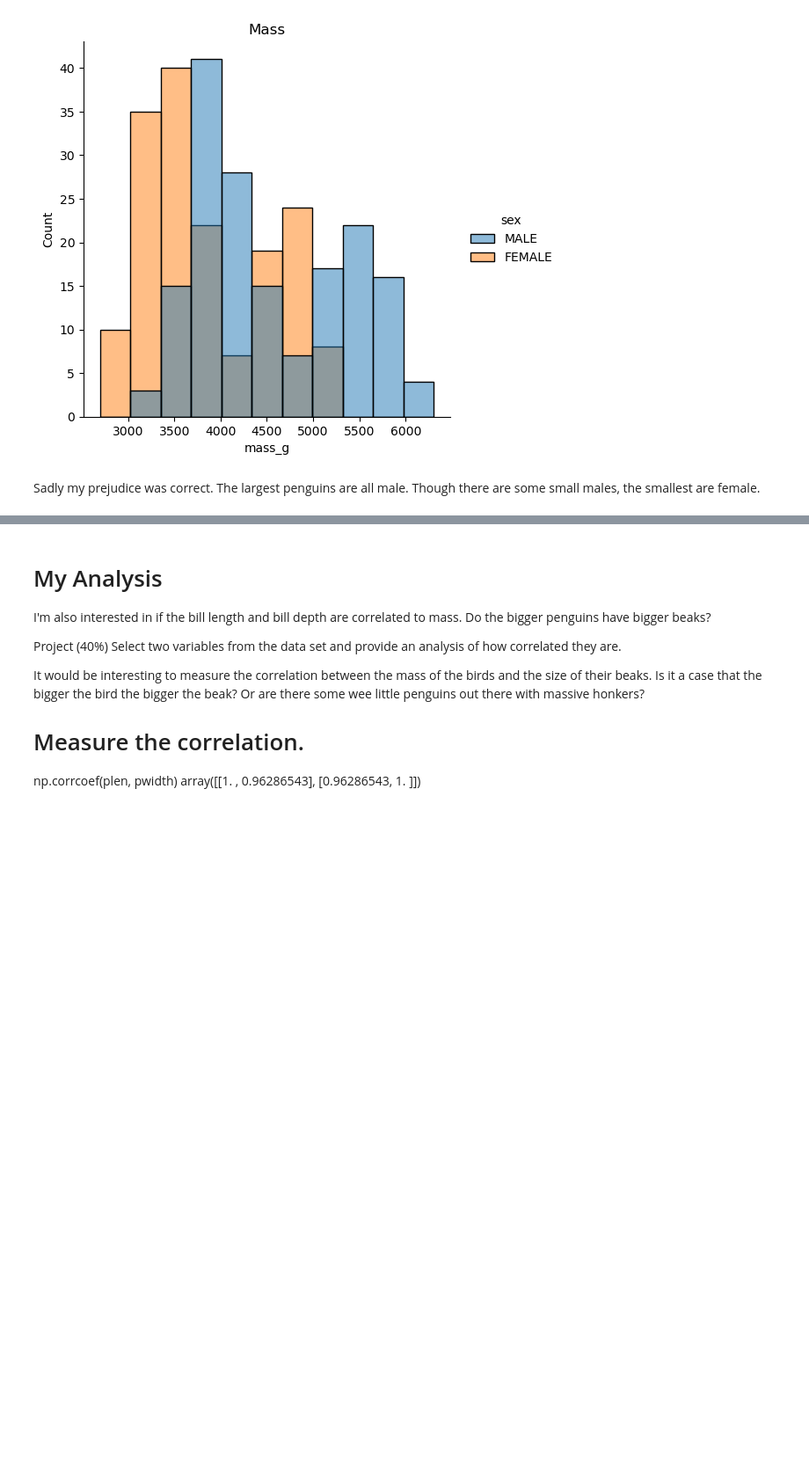
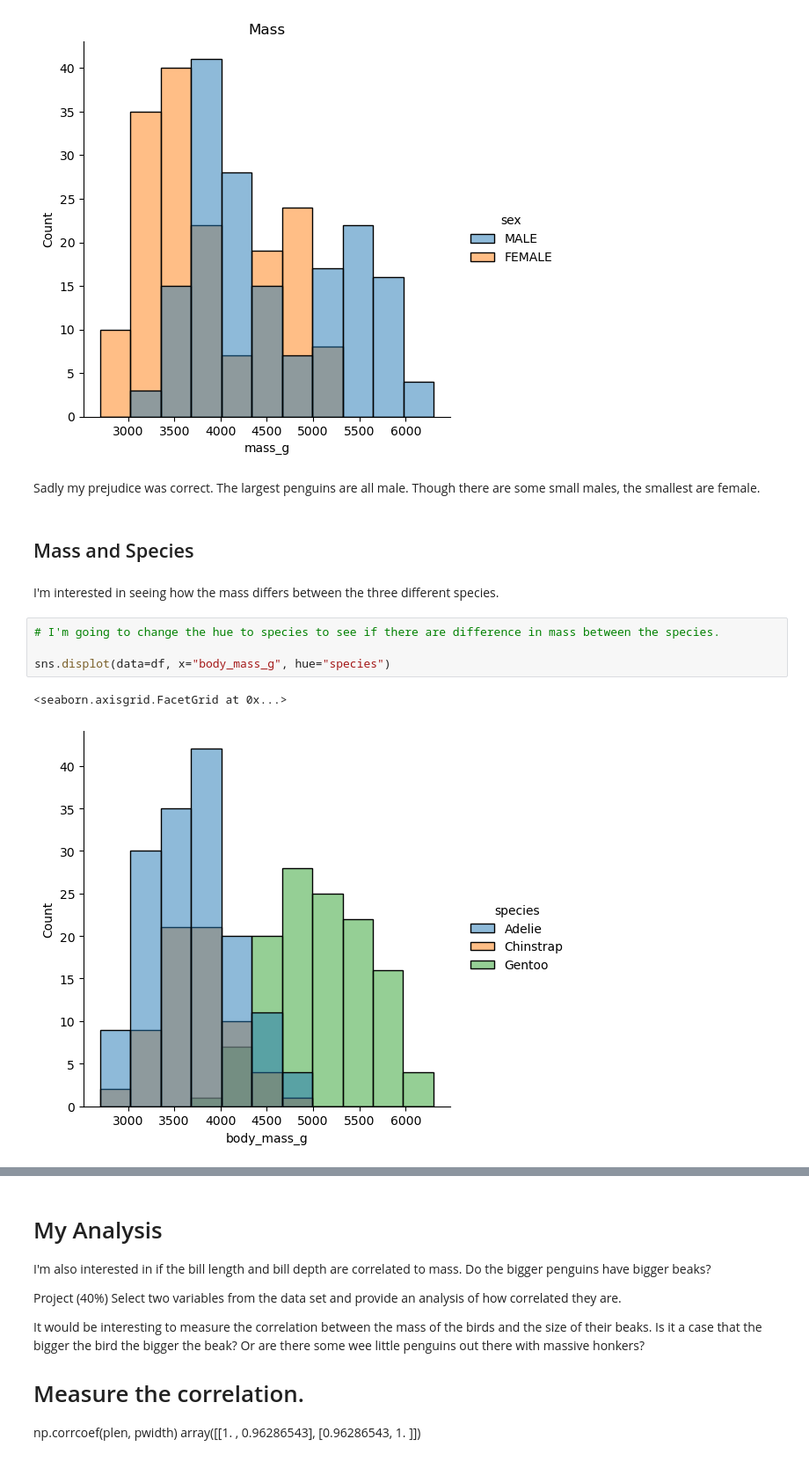
Before and after one commit to morgam7/poda-mywork, a Jupyter notebook: penguins.ipynb, the cells around one changed output, grey strips where cells are left out. Shown at 88% size. Drawn from its saved outputs; the diff is of its cells as text; blank space fills up the shorter version.

Commit message:
Species and Mass

```diff
--- a/penguins.ipynb
+++ b/penguins.ipynb
@@ -206,3 +224,14 @@ Text(0.5, 1.0, 'Mass')
 [figure]
 # %% [markdown]
 Sadly my prejudice was correct. The largest penguins are all male. Though there are some small males, the smallest are female.
+# %% [markdown]
+## Mass and Species
+# %% [markdown]
+I'm interested in seeing how the mass differs between the three different species.
+# %%
+# I'm going to change the hue to species to see if there are difference in mass between the species.
+
+sns.displot(data=df, x="body_mass_g", hue="species")
+# %% [output]
+<seaborn.axisgrid.FacetGrid at 0x...>
+[figure, added]
```
Also changed, not shown: parts of 4 cells of this notebook.
